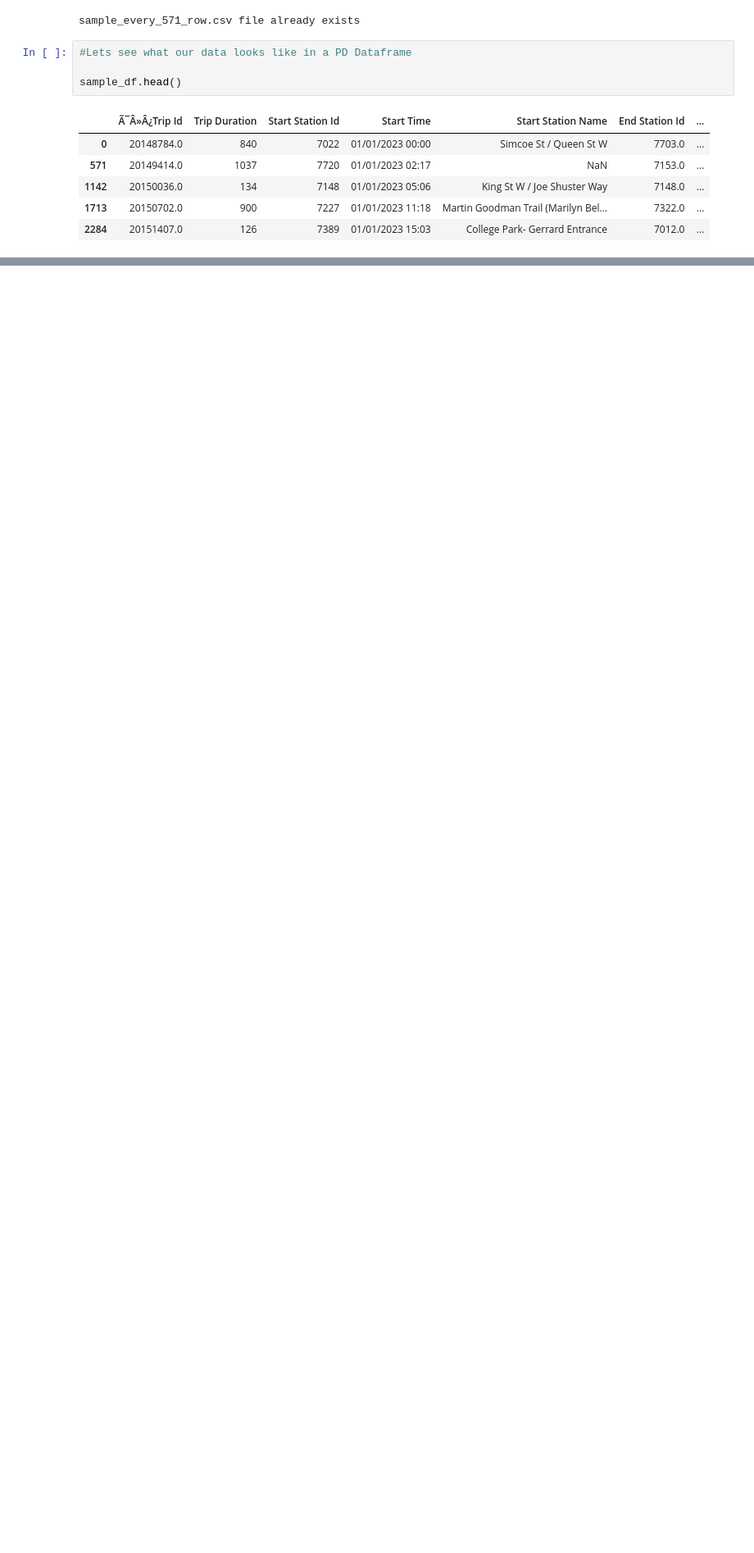
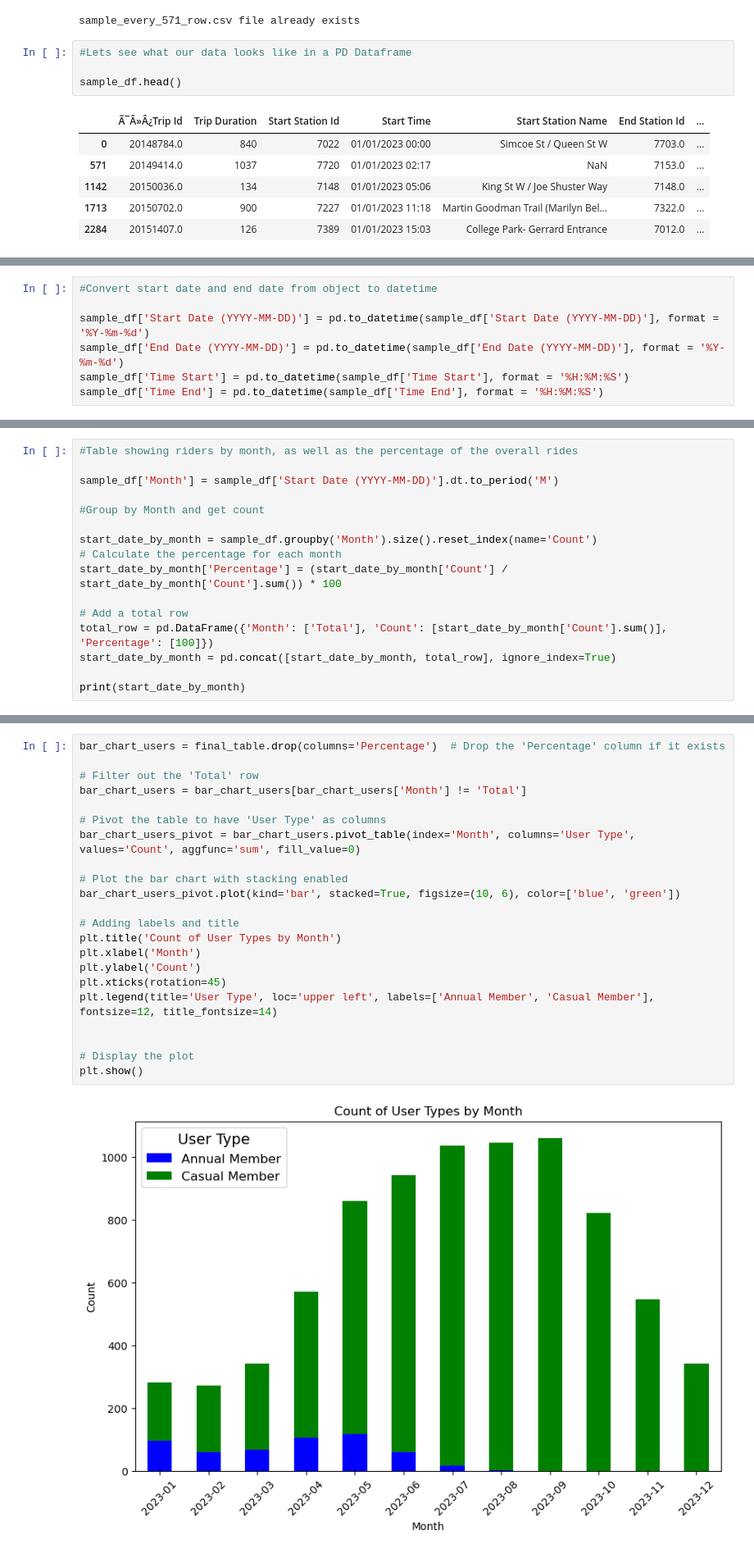
Before and after one commit to ConstCorrectness/toronto-bikeshare-2024, a Jupyter notebook: main.ipynb, the cells around one changed output, grey strips where cells are left out. Shown at 82% size. Cells and saved outputs as stored; diff of their text form; blank space fills up the shorter version.

```diff
--- a/main.ipynb
+++ b/main.ipynb
@@ -294,0 +366,7 @@ sample_df.head()
+# %%
+#Convert start date and end date from object to datetime
+
+sample_df['Start Date (YYYY-MM-DD)'] = pd.to_datetime(sample_df['Start Date (YYYY-MM-DD)'], format = '%Y-%m-%d')
+sample_df['End Date (YYYY-MM-DD)'] = pd.to_datetime(sample_df['End Date (YYYY-MM-DD)'], format = '%Y-%m-%d')
+sample_df['Time Start'] = pd.to_datetime(sample_df['Time Start'], format = '%H:%M:%S')
+sample_df['Time End'] = pd.to_datetime(sample_df['Time End'], format = '%H:%M:%S')
@@ -294,0 +412,16 @@ sample_df.head()
+# %%
+#Table showing riders by month, as well as the percentage of the overall rides
+
+sample_df['Month'] = sample_df['Start Date (YYYY-MM-DD)'].dt.to_period('M')
+
+#Group by Month and get count
+
+start_date_by_month = sample_df.groupby('Month').size().reset_index(name='Count')
+# Calculate the percentage for each month
+start_date_by_month['Percentage'] = (start_date_by_month['Count'] / start_date_by_month['Count'].sum()) * 100
+
+# Add a total row
+total_row = pd.DataFrame({'Month': ['Total'], 'Count': [start_date_by_month['Count'].sum()], 'Percentage': [100]})
+start_date_by_month = pd.concat([start_date_by_month, total_row], ignore_index=True)
+
+print(start_date_by_month)
@@ -294,0 +490,24 @@ sample_df.head()
+# %%
+bar_chart_users = final_table.drop(columns='Percentage')  # Drop the 'Percentage' column if it exists
+
+# Filter out the 'Total' row
+bar_chart_users = bar_chart_users[bar_chart_users['Month'] != 'Total']
+
+# Pivot the table to have 'User Type' as columns
+bar_chart_users_pivot = bar_chart_users.pivot_table(index='Month', columns='User Type', values='Count', aggfunc='sum', fill_value=0)
+
+# Plot the bar chart with stacking enabled
+bar_chart_users_pivot.plot(kind='bar', stacked=True, figsize=(10, 6), color=['blue', 'green'])
+
+# Adding labels and title
+plt.title('Count of User Types by Month')
+plt.xlabel('Month')
+plt.ylabel('Count')
+plt.xticks(rotation=45)
+plt.legend(title='User Type', loc='upper left', labels=['Annual Member', 'Casual Member'], fontsize=12, title_fontsize=14)
+
+
+# Display the plot
+plt.show()
+# %% [output]
+[figure, added]
```
Also changed, not shown: parts of 22 cells of this notebook, 3 other files.
